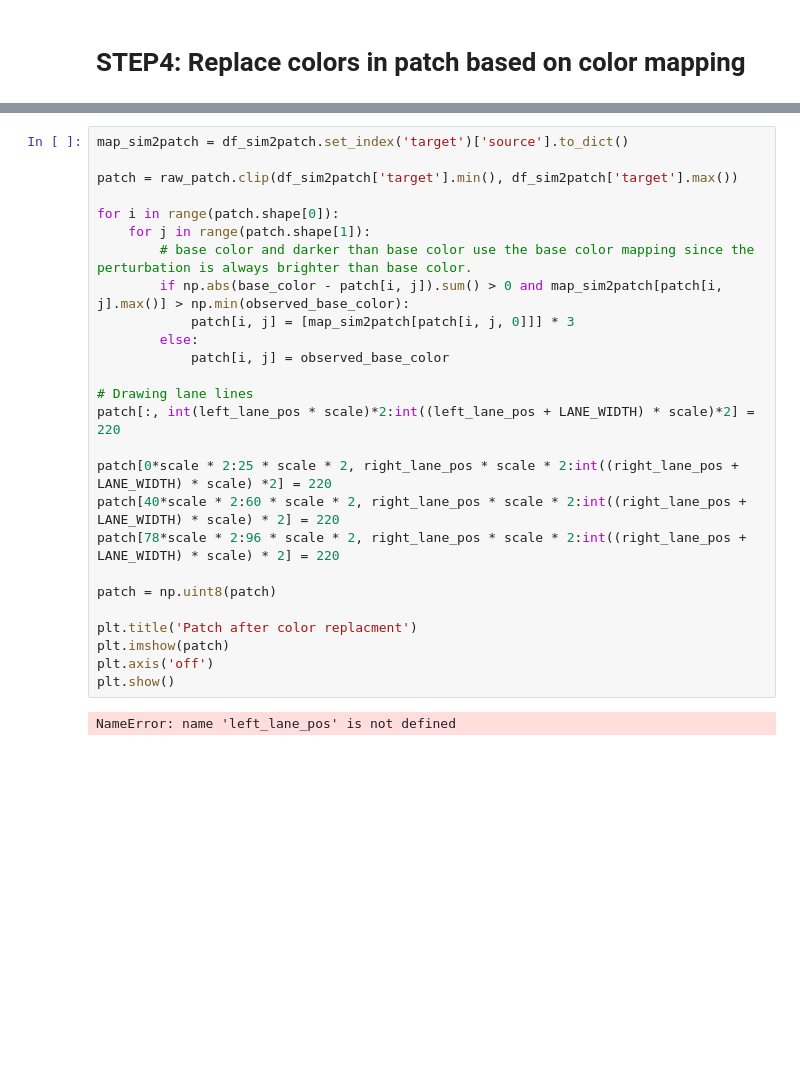
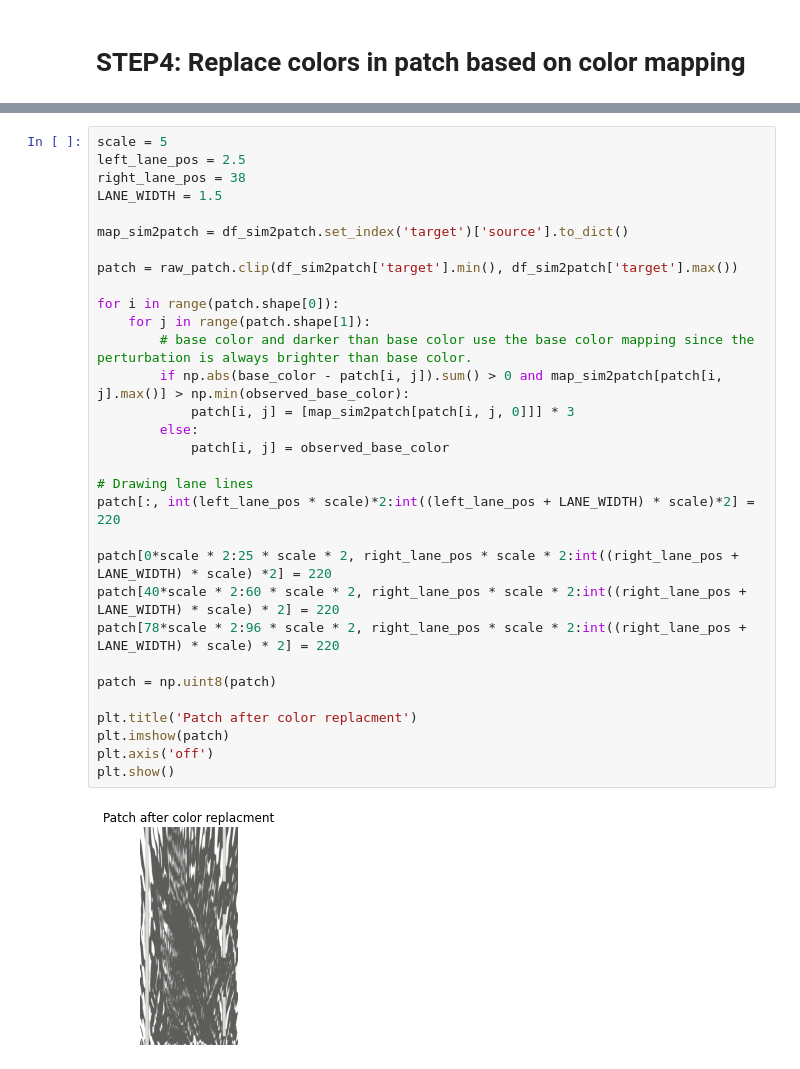
Before and after one commit to ASGuard-UCI/DRP-attack, a Jupyter notebook: Color_map_creation_for_physical_world_exp.ipynb, the cells around one changed output, grey strips where cells are left out. Cells and saved outputs as stored; diff of their text form; blank space fills up the shorter version.

```diff
--- a/Color_map_creation_for_physical_world_exp.ipynb
+++ b/Color_map_creation_for_physical_world_exp.ipynb
@@ -91,28 +91,33 @@ plt.show()
 # %%
+scale = 5
+left_lane_pos = 2.5
+right_lane_pos = 38
+LANE_WIDTH = 1.5
+
 map_sim2patch = df_sim2patch.set_index('target')['source'].to_dict()
 
 patch = raw_patch.clip(df_sim2patch['target'].min(), df_sim2patch['target'].max())
 
 for i in range(patch.shape[0]):
     for j in range(patch.shape[1]):
         # base color and darker than base color use the base color mapping since the perturbation is always brighter than base color.
         if np.abs(base_color - patch[i, j]).sum() > 0 and map_sim2patch[patch[i, j].max()] > np.min(observed_base_color):
             patch[i, j] = [map_sim2patch[patch[i, j, 0]]] * 3
         else:
             patch[i, j] = observed_base_color
 
 # Drawing lane lines
 patch[:, int(left_lane_pos * scale)*2:int((left_lane_pos + LANE_WIDTH) * scale)*2] = 220
 
 patch[0*scale * 2:25 * scale * 2, right_lane_pos * scale * 2:int((right_lane_pos + LANE_WIDTH) * scale) *2] = 220
 patch[40*scale * 2:60 * scale * 2, right_lane_pos * scale * 2:int((right_lane_pos + LANE_WIDTH) * scale) * 2] = 220
 patch[78*scale * 2:96 * scale * 2, right_lane_pos * scale * 2:int((right_lane_pos + LANE_WIDTH) * scale) * 2] = 220
 
 patch = np.uint8(patch)
 
 plt.title('Patch after color replacment')
 plt.imshow(patch)
 plt.axis('off')
 plt.show()
 # %% [output]
-NameError: name 'left_lane_pos' is not defined
+[figure, added]
```
Also changed, not shown: parts of 1 cell of this notebook.
